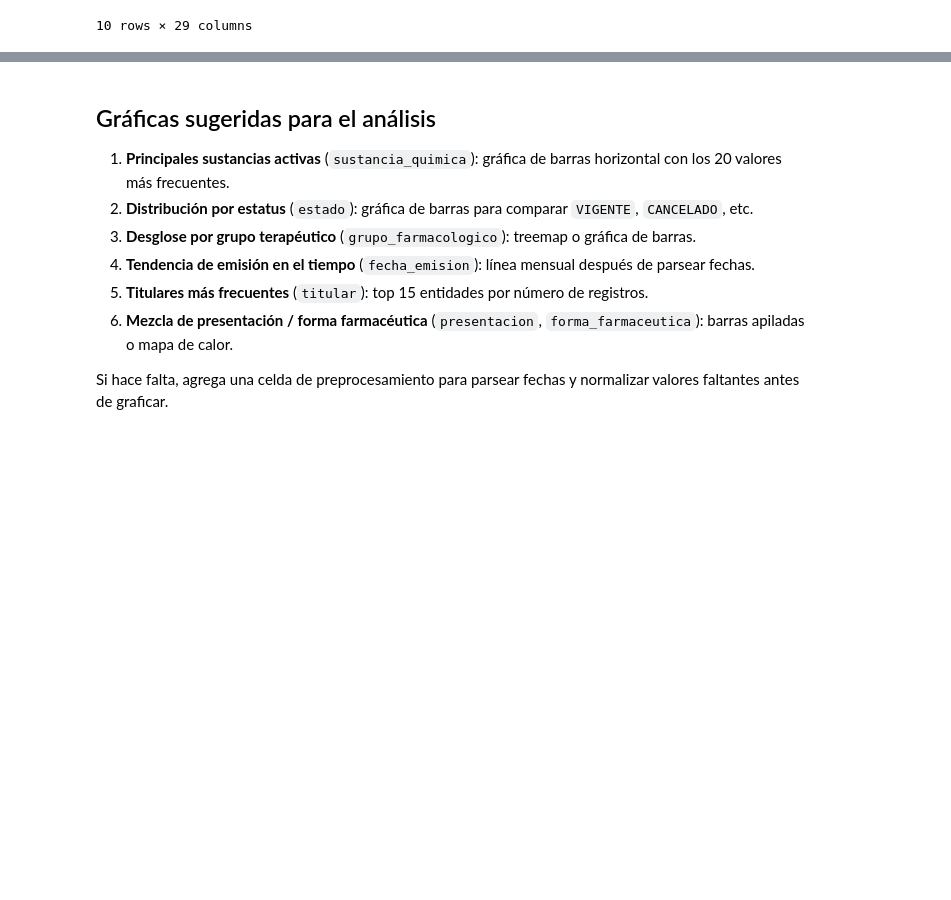
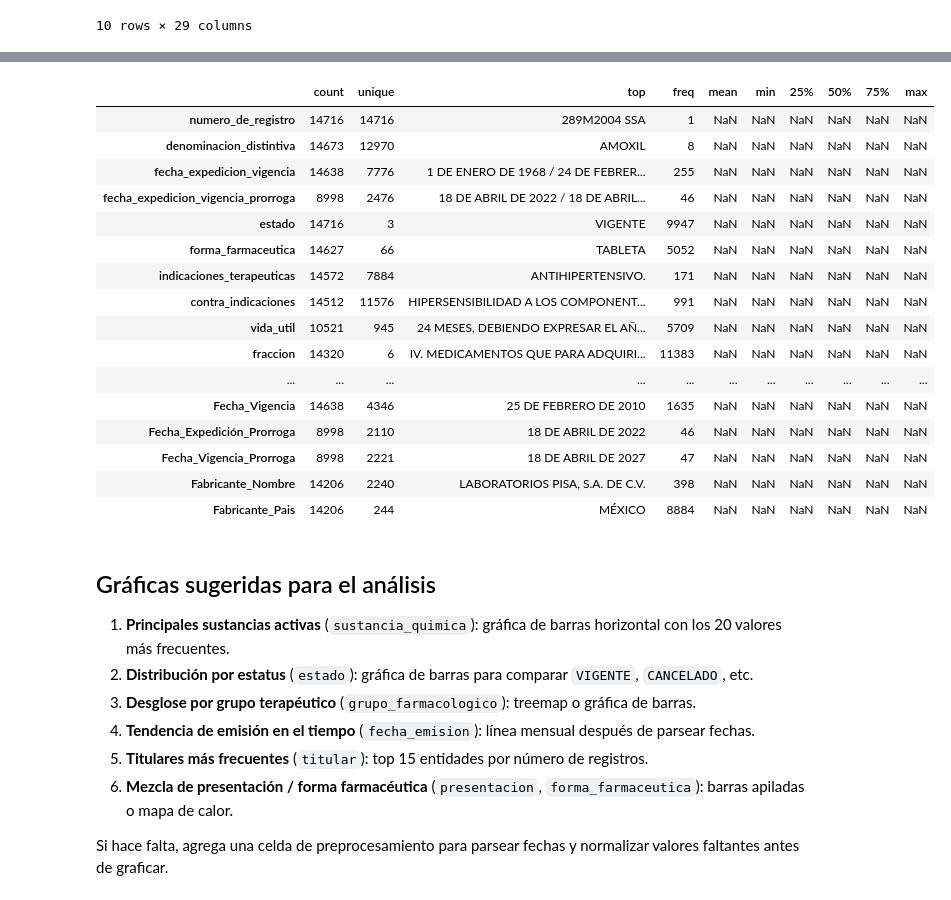
Before and after one commit to obedgar90/cofepris-BRSDM-scraper, a Jupyter notebook: notebooks/visor.ipynb, the cells around one changed output, grey strips where cells are left out. Drawn from its saved outputs; the diff is of its cells as text; code cells hidden in the pictures; blank space fills up the shorter version.

```diff
--- a/notebooks/visor.ipynb
+++ b/notebooks/visor.ipynb
@@ -97,0 +82,29 @@ df.head(10)
+# %%
+#@title Limpieza del Dataframe
+# Separación de fechas de vigencia y prorroga
+df[['Fecha_Expedición', 'Fecha_Vigencia']]=df['fecha_expedicion_vigencia'].str.split('/', expand=True)
+df[['Fecha_Expedición_Prorroga', 'Fecha_Vigencia_Prorroga']] = df['fecha_expedicion_vigencia_prorroga'].str.split('/', expand=True)
+
+# Separación fabricante del medicamento
+df['Fabricante_Nombre'] = df['fabricantes_medicamentos'].str.split(' ,').str[0]
+df['Fabricante_Pais'] = df['fabricantes_medicamentos'].str.split(', ').str[-1]
+# %%
+df.describe(include="all").transpose()
+# %% [output]
+|  | count | unique | top | freq | mean | min | 25% | 50% | 75% | max |
+| numero_de_registro | 14716 | 14716 | 289M2004 SSA | 1 | NaN | NaN | NaN | NaN | NaN | NaN |
+| denominacion_distintiva | 14673 | 12970 | AMOXIL | 8 | NaN | NaN | NaN | NaN | NaN | NaN |
+| fecha_expedicion_vigencia | 14638 | 7776 | 1 DE ENERO DE 1968 / 24 DE FEBRER... | 255 | NaN | NaN | NaN | NaN | NaN | NaN |
+| fecha_expedicion_vigencia_prorroga | 8998 | 2476 | 18 DE ABRIL DE 2022 / 18 DE ABRIL... | 46 | NaN | NaN | NaN | NaN | NaN | NaN |
+| estado | 14716 | 3 | VIGENTE | 9947 | NaN | NaN | NaN | NaN | NaN | NaN |
+| forma_farmaceutica | 14627 | 66 | TABLETA | 5052 | NaN | NaN | NaN | NaN | NaN | NaN |
+| indicaciones_terapeuticas | 14572 | 7884 | ANTIHIPERTENSIVO. | 171 | NaN | NaN | NaN | NaN | NaN | NaN |
+| contra_indicaciones | 14512 | 11576 | HIPERSENSIBILIDAD A LOS COMPONENT... | 991 | NaN | NaN | NaN | NaN | NaN | NaN |
+| vida_util | 10521 | 945 | 24 MESES, DEBIENDO EXPRESAR EL AÑ... | 5709 | NaN | NaN | NaN | NaN | NaN | NaN |
+| fraccion | 14320 | 6 | IV. MEDICAMENTOS QUE PARA ADQUIRI... | 11383 | NaN | NaN | NaN | NaN | NaN | NaN |
+| ... | ... | ... | ... | ... | ... | ... | ... | ... | ... | ... |
+| Fecha_Vigencia | 14638 | 4346 | 25 DE FEBRERO DE 2010 | 1635 | NaN | NaN | NaN | NaN | NaN | NaN |
+| Fecha_Expedición_Prorroga | 8998 | 2110 | 18 DE ABRIL DE 2022 | 46 | NaN | NaN | NaN | NaN | NaN | NaN |
+| Fecha_Vigencia_Prorroga | 8998 | 2221 | 18 DE ABRIL DE 2027 | 47 | NaN | NaN | NaN | NaN | NaN | NaN |
+| Fabricante_Nombre | 14206 | 2240 | LABORATORIOS PISA, S.A. DE C.V. | 398 | NaN | NaN | NaN | NaN | NaN | NaN |
+| Fabricante_Pais | 14206 | 244 | MÉXICO | 8884 | NaN | NaN | NaN | NaN | NaN | NaN |
```
Also changed, not shown: parts of 8 cells of this notebook.
